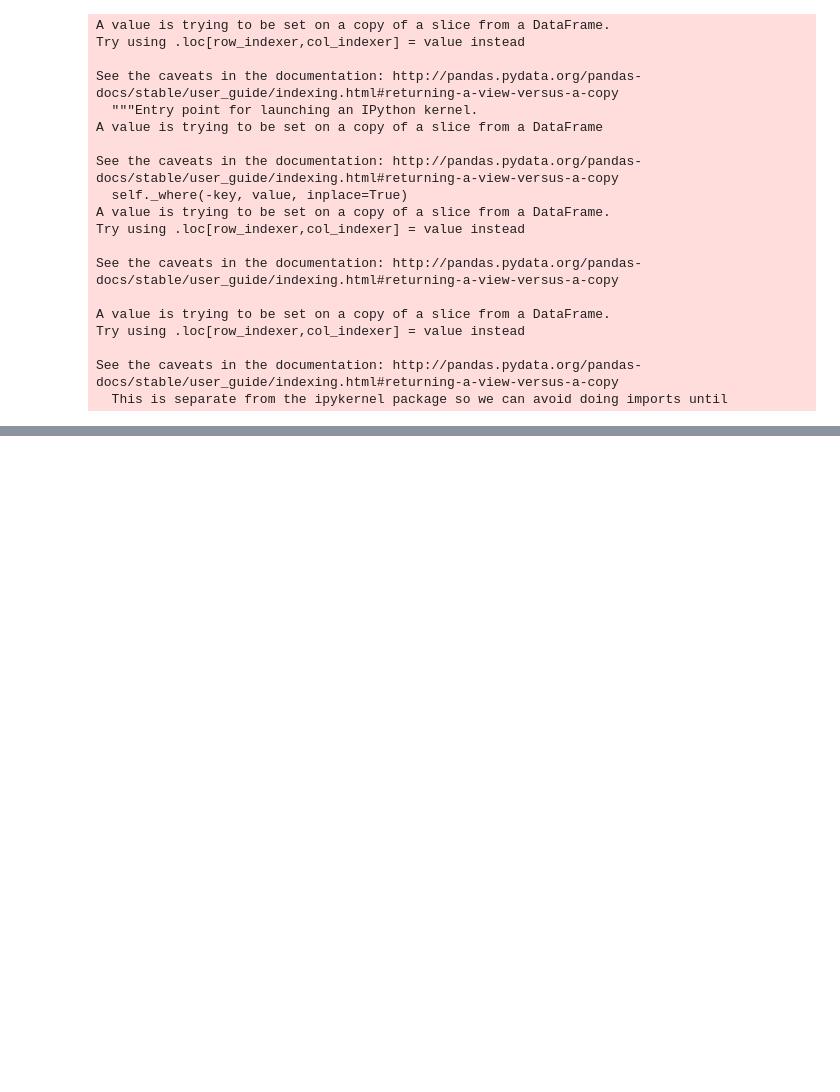
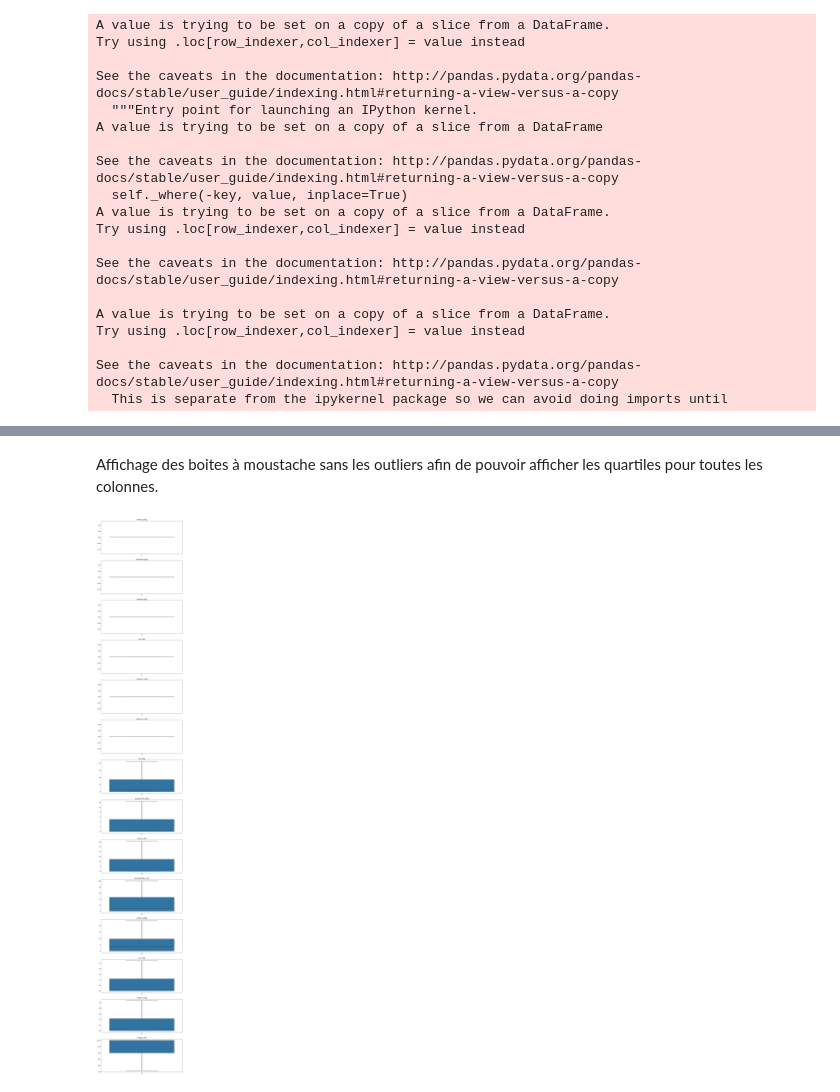
Before and after one commit to asaidomar/openclassrooms_projet3, a Jupyter notebook: projet3/main.ipynb, the cells around one changed output, grey strips where cells are left out. Drawn from its saved outputs; the diff is of its cells as text; code cells hidden in the pictures; blank space fills up the shorter version.

```diff
--- a/projet3/main.ipynb
+++ b/projet3/main.ipynb
@@ -315,0 +331,6 @@ ValueError: Could not interpret input 'calcium_100g'
+# %%
+data_restricted_df["calcium_100g"] *= 1000
+data_restricted_df["cholesterol_100g"] *= 1000
+data_restricted_df["trans-fat_100g"] *= 1000
+data_restricted_df["vitamin-c_100g"] *= 1000
+data_restricted_df["vitamin-a_100g"] *= 1000
@@ -315,0 +355,17 @@ ValueError: Could not interpret input 'calcium_100g'
+# %% [markdown]
+Affichage des boites à moustache sans les outliers afin de pouvoir afficher les quartiles pour toutes les colonnes.
+# %%
+n = len(data_restricted_df.columns)
+fig, ax = plt.subplots(n, 1, figsize=(12,n*6))
+for i, c in enumerate(data_restricted_df.columns):
+    plt.sca(ax[i])
+    try:
+        y_values = data_restricted_df[c]
+        # affichage sans les outilers
+        ax_ = sns.boxplot(data=data_restricted_df[c], showfliers=False)
+        plt.title(c)
+        #plt.ylim(0, 110)
+    except ValueError as error:
+        print(error)
+# %% [output]
+[figure, added]
```
Also changed, not shown: parts of 46 cells of this notebook, 1 other file.
